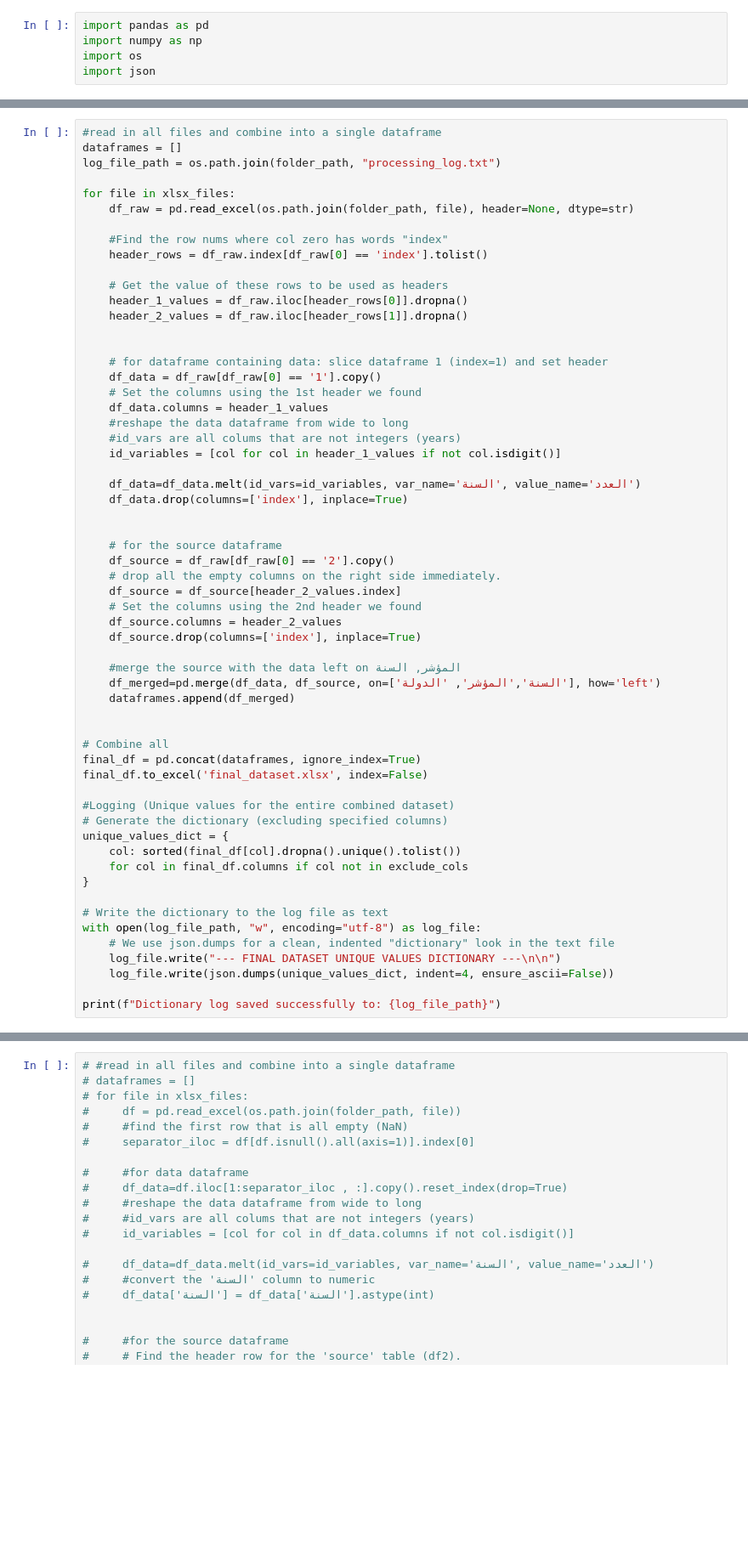
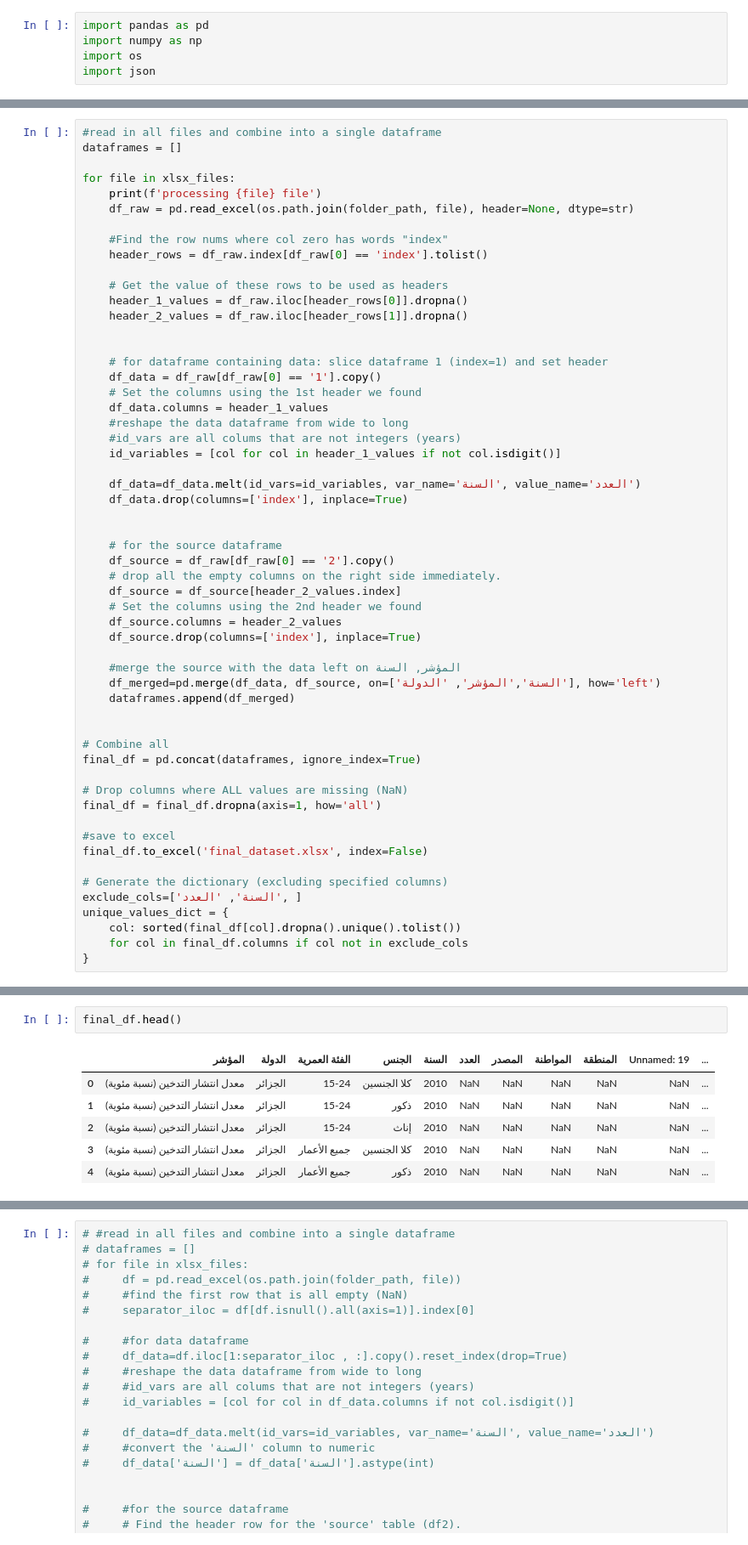
Before and after one commit to raffi1974/DataCollector-Project, a Jupyter notebook: DATACOLLECTOR PROCESSING SHEETS.ipynb, the cells around one changed output, grey strips where cells are left out. Shown at 85% size. Cells and saved outputs as stored; diff of their text form; blank space fills up the shorter version.

```diff
--- a/DATACOLLECTOR PROCESSING SHEETS.ipynb
+++ b/DATACOLLECTOR PROCESSING SHEETS.ipynb
@@ -31,9 +33,9 @@ xlsx_files
 # %%
 #read in all files and combine into a single dataframe
 dataframes = []
-log_file_path = os.path.join(folder_path, "processing_log.txt")
 
 for file in xlsx_files:
+    print(f'processing {file} file')
     df_raw = pd.read_excel(os.path.join(folder_path, file), header=None, dtype=str)
 
     #Find the row nums where col zero has words "index"
@@ -71,20 +73,17 @@ for file in xlsx_files:
 
 # Combine all
 final_df = pd.concat(dataframes, ignore_index=True)
+
+# Drop columns where ALL values are missing (NaN)
+final_df = final_df.dropna(axis=1, how='all')
+
+#save to excel
 final_df.to_excel('final_dataset.xlsx', index=False)
 
-#Logging (Unique values for the entire combined dataset)
 # Generate the dictionary (excluding specified columns)
+exclude_cols=['السنة', 'العدد', ]
 unique_values_dict = {
     col: sorted(final_df[col].dropna().unique().tolist())
     for col in final_df.columns if col not in exclude_cols
 }
-
-# Write the dictionary to the log file as text
-with open(log_file_path, "w", encoding="utf-8") as log_file:
-    # We use json.dumps for a clean, indented "dictionary" look in the text file
-    log_file.write("--- FINAL DATASET UNIQUE VALUES DICTIONARY ---\n\n")
-    log_file.write(json.dumps(unique_values_dict, indent=4, ensure_ascii=False))
-
-print(f"Dictionary log saved successfully to: {log_file_path}")
 # %% [output]
@@ -110,0 +127,9 @@ dataframes[0]
+# %%
+final_df.head()
+# %% [output]
+|  | المؤشر | الدولة | الفئة العمرية | الجنس | السنة | العدد | المصدر | المواطنة | المنطقة | Unnamed: 19 | ... |
+| 0 | معدل انتشار التدخين (نسبة مئوية) | الجزائر | 15-24 | كلا الجنسين | 2010 | NaN | NaN | NaN | NaN | NaN | ... |
+| 1 | معدل انتشار التدخين (نسبة مئوية) | الجزائر | 15-24 | ذكور | 2010 | NaN | NaN | NaN | NaN | NaN | ... |
+| 2 | معدل انتشار التدخين (نسبة مئوية) | الجزائر | 15-24 | إناث | 2010 | NaN | NaN | NaN | NaN | NaN | ... |
+| 3 | معدل انتشار التدخين (نسبة مئوية) | الجزائر | جميع الأعمار | كلا الجنسين | 2010 | NaN | NaN | NaN | NaN | NaN | ... |
+| 4 | معدل انتشار التدخين (نسبة مئوية) | الجزائر | جميع الأعمار | ذكور | 2010 | NaN | NaN | NaN | NaN | NaN | ... |
```
Also changed, not shown: parts of 4 cells of this notebook.
